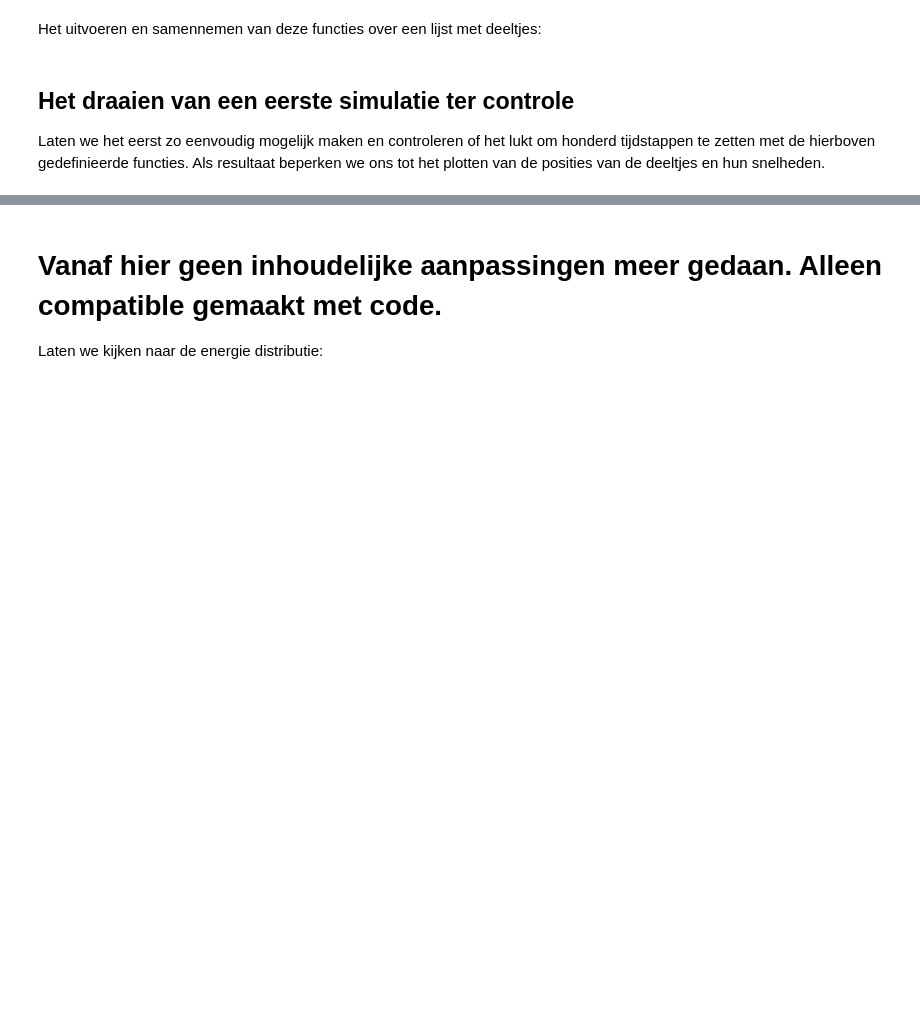
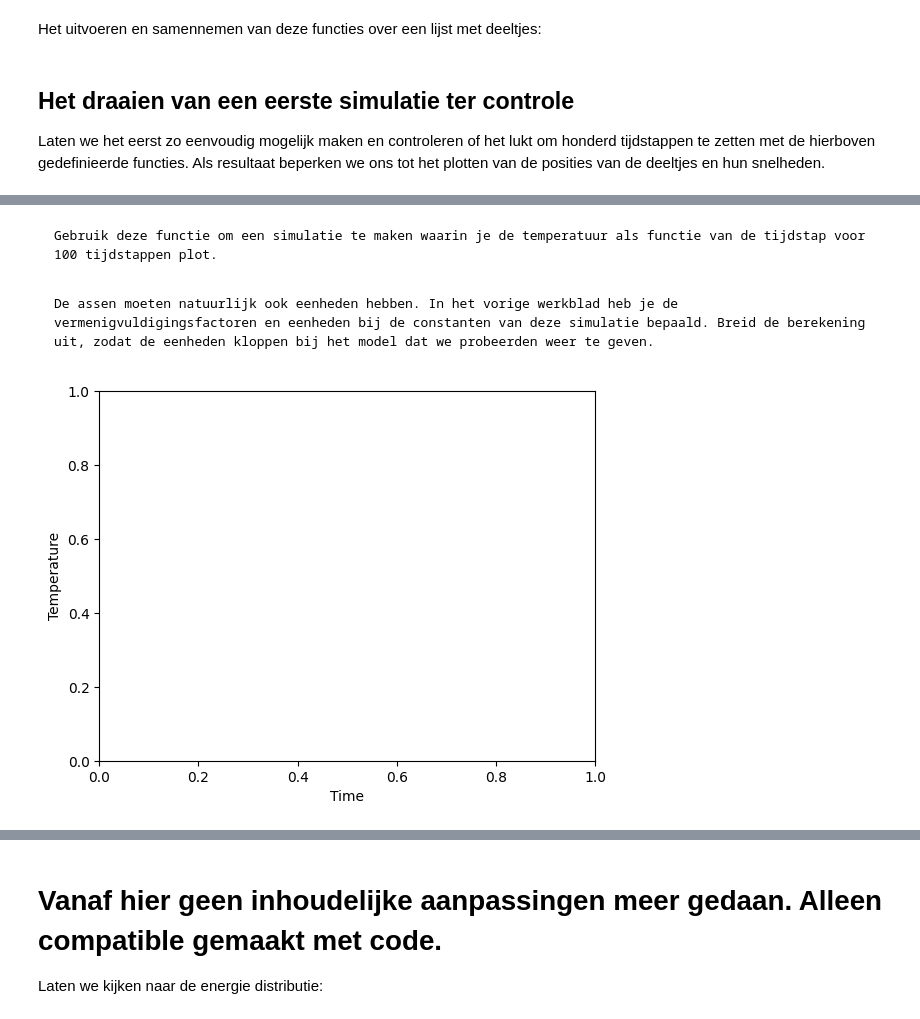
Before and after one commit to Contemporary-Physicslab/PySim, a Jupyter notebook: book/Q2/druktemp.ipynb, the cells around one changed output, grey strips where cells are left out. Saved outputs shown, nothing was run; the diff lists cells and outputs as text; code cells hidden in the pictures; blank space fills up the shorter version.

Commit message:
introduceren druk en temperatuur

````diff
--- a/book/Q2/druktemp.ipynb
+++ b/book/Q2/druktemp.ipynb
@@ -147,0 +177,25 @@ plt.show()
+# %% [markdown]
+```{exercise}
+Gebruik deze functie om een simulatie te maken waarin je de temperatuur als functie van de tijdstap voor 100 tijdstappen plot.
+```
+# %% [markdown]
+```{exercise}
+De assen moeten natuurlijk ook eenheden hebben. In het vorige werkblad heb je de vermenigvuldigingsfactoren en eenheden bij de constanten van deze simulatie bepaald. Breid de berekening uit, zodat de eenheden kloppen bij het model dat we probeerden weer te geven.
+```
+# %%
+particles = []
+temperatures = []
+
+create_particles(particles)
+for i in range(100):
+    take_time_step(particles)
+    # vastleggen van temperatuur per tijdstap
+
+plt.figure()
+plt.xlabel('Time')
+plt.ylabel('Temperature')
+# plotten van tijd tegen temperatuur
+
+plt.show()
+# %% [output]
+[figure, added]
````
Also changed, not shown: parts of 10 cells of this notebook.
